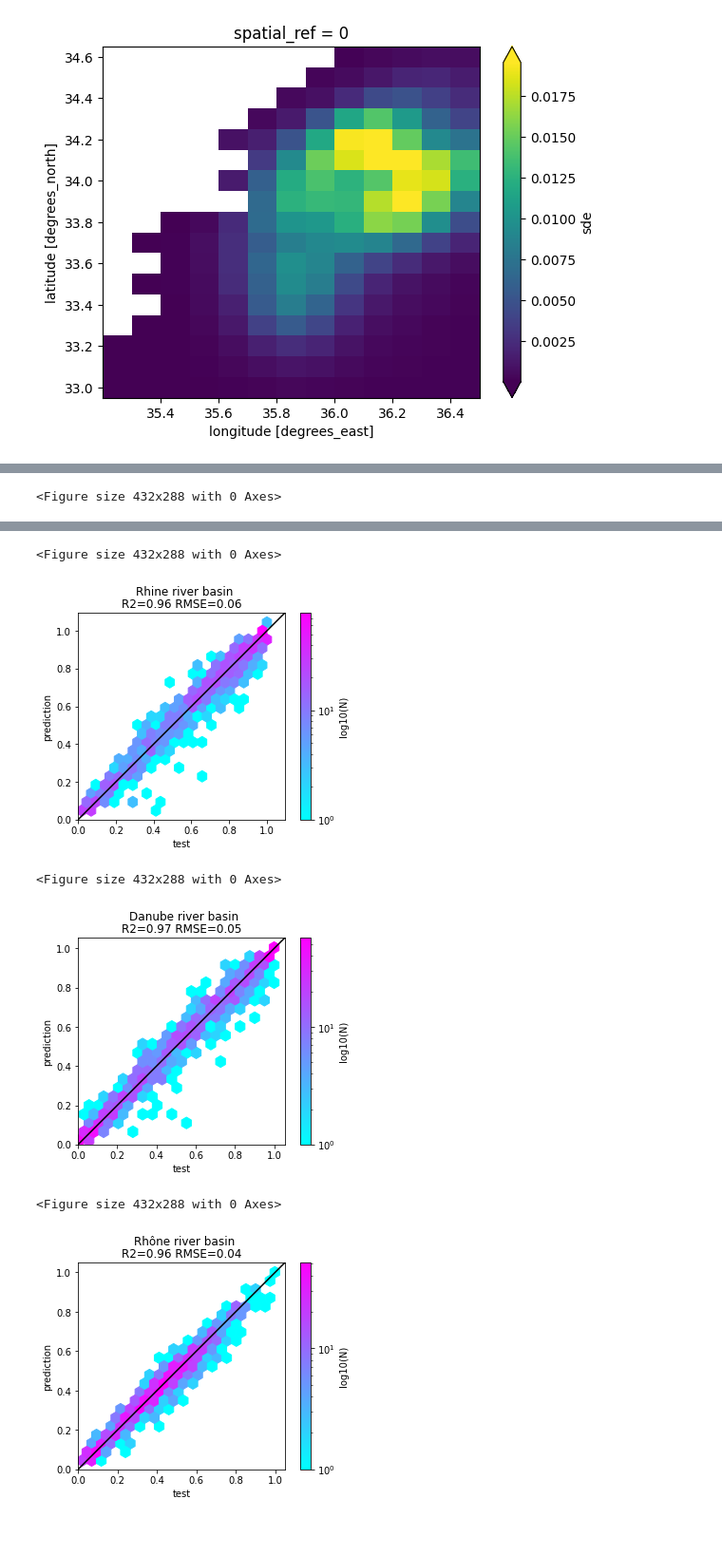
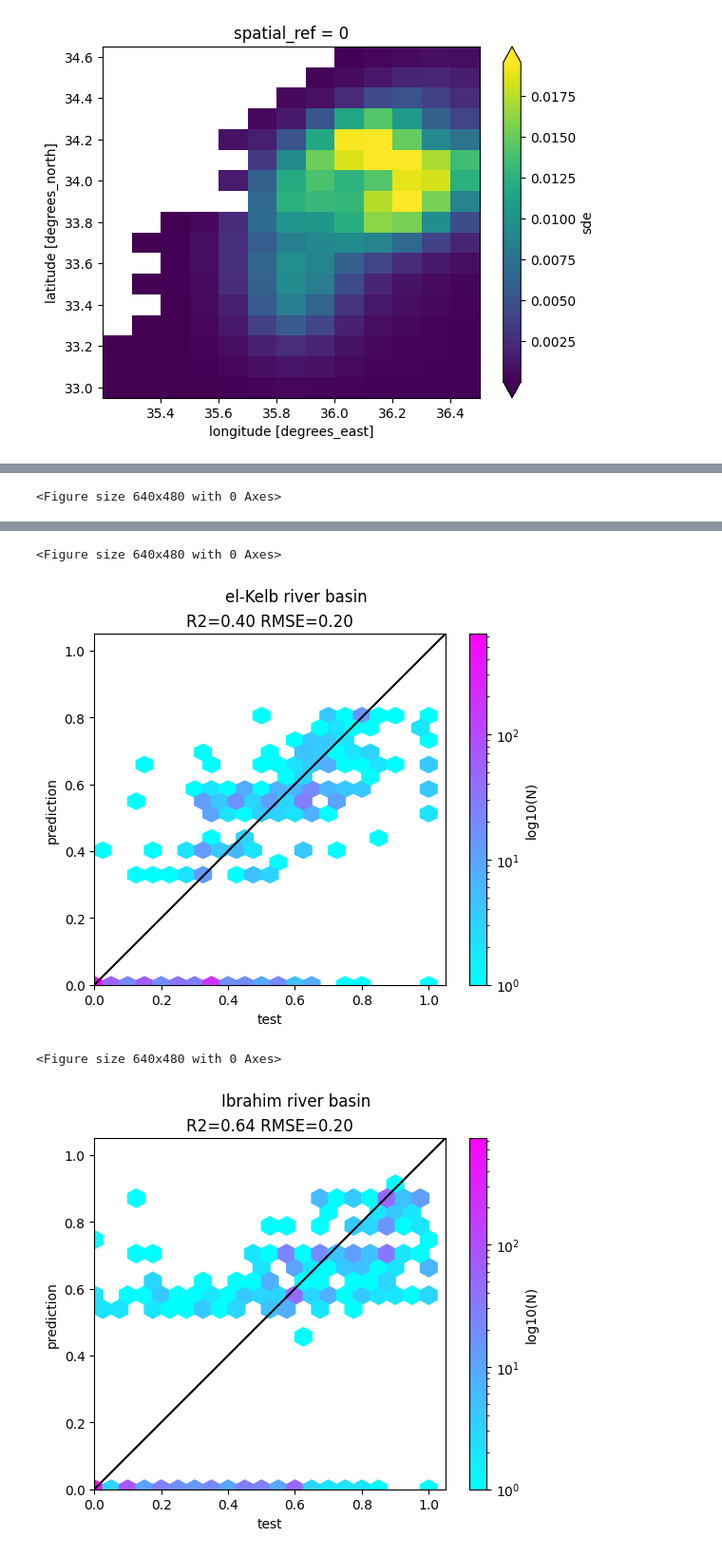
Before and after one commit to Rami-ismail/FYP_SnowCoveredArea, a Jupyter notebook: trainScfBasin.ipynb, the cells around one changed output, grey strips where cells are left out. Shown at 95% size. Cells and saved outputs as stored; diff of their text form; code cells hidden in the pictures.

Commit message:
"Facing some issues regarding the Basin ML"

```diff
--- a/trainScfBasin.ipynb
+++ b/trainScfBasin.ipynb
@@ -82,3 +76,18 @@ dsFullExtent.rio.write_crs(crs, inplace=True)
 dsFullExtent.sde.mean(dim='time').plot(robust=True);
 # %% [output]
 [figure]
+# %%
+# Open the shapefile and set the CRS
+shapefile_path = "./shp/LebanonCatchements/LebanonCatchments.shp"
+sf = gpd.read_file(shapefile_path)
+crs = sf.crs.to_string()
+dsFullExtent.rio.write_crs(crs, inplace=True)
+# Clip the raster to the shapefile
+for ibv in range(len(sf)):
+    bv = sf.loc[[ibv]]
+    bvname = bv.BASINNAME.values[0]
+    ds = dsFullExtent.rio.clip(bv.geometry)
+    ds.sde.mean(dim='time').plot()
+    print(ds.sde.mean(dim='time'))
+    plt.title('Mean UERRA snow depth - {} river basin'.format(bvname))
+    plt.show()
@@ -86,8 +117,10 @@ dsFullExtent.sde.mean(dim='time').plot(robust=True);
 for ibv in range(0,len(sf)):
     fig = plt.figure()
     bv = sf.loc[[ibv]]
-    bvname = bv.NAME.values[0]
-    ds = dsFullExtent.rio.clip(bv.geometry.values, bv.crs)
-    ds.sde.mean(dim='time').plot(robust=True)
+    bvname = bv.BASINNAME.values[0]
+    crs=bv.crs
+    dsFullExtent.rio.write_crs(crs, inplace=True)
+    ds = dsFullExtent.rio.clip(bv.geometry)
+    ds.sde.mean(dim='time').plot()
     plt.title('Mean UERRA snow depth - {} river basin'.format(bvname));
 # %% [output]
@@ -96,14 +130,19 @@ AttributeError: 'GeoDataFrame' object has no attribute 'NAME'
 # %%
+from sklearn.neighbors import KNeighborsRegressor
+
+
 for ibv in range(0,len(sf)):
     bv = sf.loc[[ibv]]
     bvname = bv.BASINNAME.values[0]
     fig = plt.figure()
     ds = dsFullExtent.rio.clip(bv.geometry.values, bv.crs)
-    f = '{}Scf01July5d'.format(bvname)
+    f = '{}SCF'.format(bvname)
     # create date and scf arrays from Modis csv
-    dfscf = pd.read_csv('Modis/{}.csv'.format(f), index_col=0, decimal='.')
+    dfscf = pd.read_csv('Modis/LebanonBasins/{}.csv'.format(f), index_col=0, decimal='.')
+
     #dfscf = pd.read_csv('Modis/AlpsScf01July.csv', index_col=0)
     doy = dfscf.index
+
     dfdate = pd.DataFrame([pd.to_datetime(doy-1, unit='D', origin=str(y)) for y in dfscf.columns]).transpose()
     dfdate.index = dfscf.index
     dfdate.columns = dfscf.columns
@@ -113,15 +152,14 @@ for ibv in range(0,len(sf)):
     Y = pd.concat([dates,scf], axis=1, keys=['dates','scf'])
     Y.dropna(inplace=True)
     # Use date at 6h as index to match Uerra convention
-    Y.index = [d.replace(hour=6)  for d in Y.dates] #.to_datetime64()
-
+    Y.index = [d.replace(hour=10)  for d in Y.dates] #.to_datetime64()
     # create datesSel vector containing matching dates from both datasets
     datesSel = list(set(Y.index.values).intersection(ds.time.values))
     datesSel.sort()
     # reduce UERRA dataset to these dates
     dsSel = ds.sel(time=datesSel)
     # Make X array with predictors
-    X = dsSel['snd'].values.reshape(len(datesSel),-1)
+    X = dsSel['sde'].values.reshape(len(datesSel),-1)
     # remove nodata [TODO: APPLY MODIS AOI MASK]
     ix = np.all(np.isnan(X),axis=0)
     # This is the array of training data (snow depth of every cell)
@@ -129,10 +167,10 @@ for ibv in range(0,len(sf)):
     # This is the array of target values (snow cover fraction)
     y = Y.loc[datesSel].scf
 
-    mod2 = testMod(X,y,GradientBoostingRegressor())
+    mod = testMod(X,y,GradientBoostingRegressor(loss="absolute_error"))
     plt.suptitle('{} river basin'.format(bvname))
     # save model
-    with open('mod2{}.pickle'.format(f), 'wb') as handle:
-        pickle.dump(mod2, handle)
+    with open('mod{}.pickle'.format(f), 'wb') as handle:
+        pickle.dump(mod, handle)
 # %% [output]
-<Figure size 432x288 with 0 Axes>
+<Figure size 640x480 with 0 Axes>
@@ -140,7 +178,5 @@ for ibv in range(0,len(sf)):
-<Figure size 432x288 with 0 Axes>
+<Figure size 640x480 with 0 Axes>
-[figure, old version]
+[figure, new version]
-<Figure size 432x288 with 0 Axes>
+<Figure size 640x480 with 0 Axes>
-[figure, old version]
+[figure, new version]
-<Figure size 432x288 with 0 Axes>
-[figure, removed]
 # %%
```
Also changed, not shown: parts of 7 cells of this notebook, 17 other files.
